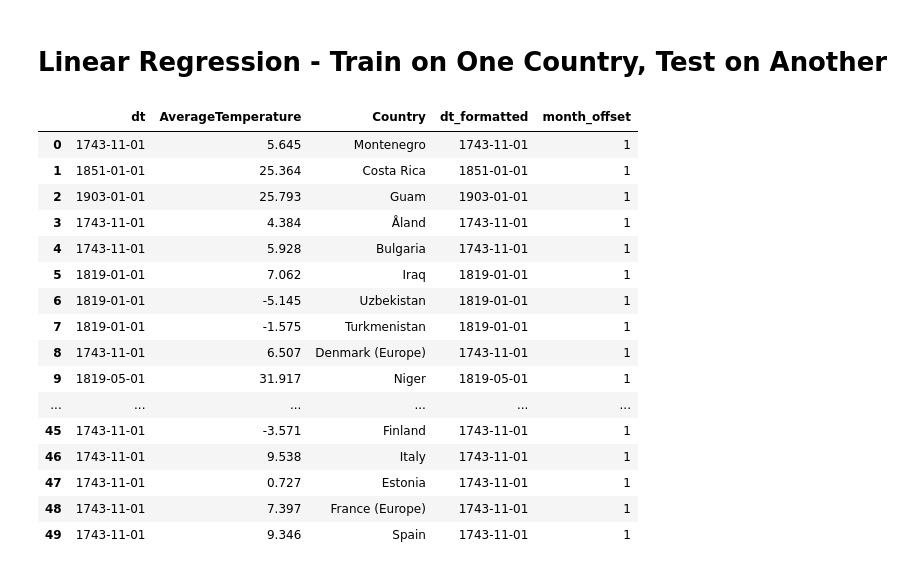
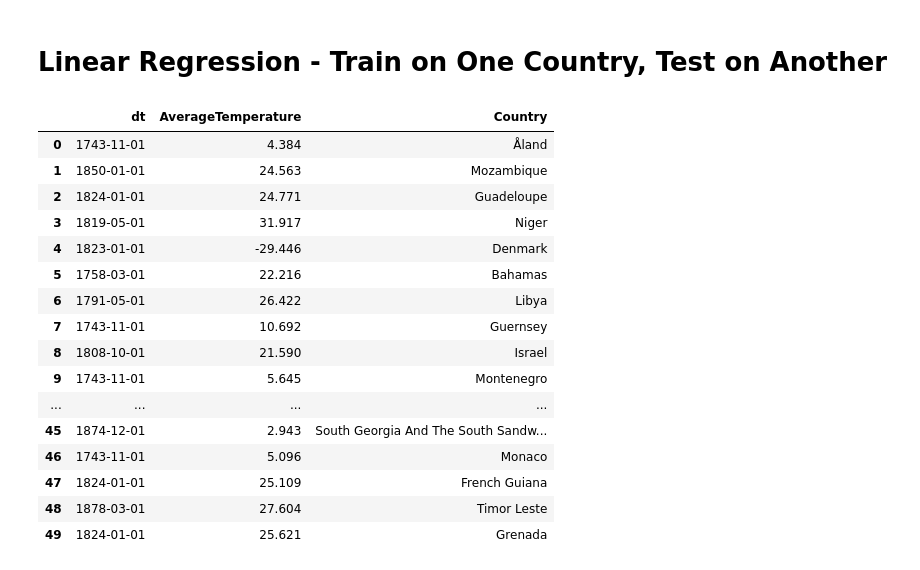
Before and after one commit to unc-ml-climate-project/ML-Climate-Project, a Jupyter notebook: models/country_temperature_models.ipynb, the cells around one changed output. Drawn from its saved outputs; the diff is of its cells as text; code cells hidden in the pictures.

```diff
--- a/models/country_temperature_models.ipynb
+++ b/models/country_temperature_models.ipynb
@@ -9,27 +8,27 @@ from sklearn.metrics import mean_absolute_error, r2_score
 # %% [markdown]
 # Linear Regression - Train on One Country, Test on Another
 # %%
-path = os.getcwd() + "/clean-data/processed_country_temperature_data.csv"
+path = os.getcwd() + "/clean_data/processed_country_temperature_data.csv"
 df = pd.read_csv(path)
 df.head(50)
 # %% [output]
-|  | dt | AverageTemperature | Country | dt_formatted | month_offset |
-| 0 | 1743-11-01 | 5.645 | Montenegro | 1743-11-01 | 1 |
-| 1 | 1851-01-01 | 25.364 | Costa Rica | 1851-01-01 | 1 |
-| 2 | 1903-01-01 | 25.793 | Guam | 1903-01-01 | 1 |
-| 3 | 1743-11-01 | 4.384 | Åland | 1743-11-01 | 1 |
-| 4 | 1743-11-01 | 5.928 | Bulgaria | 1743-11-01 | 1 |
-| 5 | 1819-01-01 | 7.062 | Iraq | 1819-01-01 | 1 |
-| 6 | 1819-01-01 | -5.145 | Uzbekistan | 1819-01-01 | 1 |
-| 7 | 1819-01-01 | -1.575 | Turkmenistan | 1819-01-01 | 1 |
-| 8 | 1743-11-01 | 6.507 | Denmark (Europe) | 1743-11-01 | 1 |
-| 9 | 1819-05-01 | 31.917 | Niger | 1819-05-01 | 1 |
-| ... | ... | ... | ... | ... | ... |
-| 45 | 1743-11-01 | -3.571 | Finland | 1743-11-01 | 1 |
-| 46 | 1743-11-01 | 9.538 | Italy | 1743-11-01 | 1 |
-| 47 | 1743-11-01 | 0.727 | Estonia | 1743-11-01 | 1 |
-| 48 | 1743-11-01 | 7.397 | France (Europe) | 1743-11-01 | 1 |
-| 49 | 1743-11-01 | 9.346 | Spain | 1743-11-01 | 1 |
+|  | dt | AverageTemperature | Country |
+| 0 | 1743-11-01 | 4.384 | Åland |
+| 1 | 1850-01-01 | 24.563 | Mozambique |
+| 2 | 1824-01-01 | 24.771 | Guadeloupe |
+| 3 | 1819-05-01 | 31.917 | Niger |
+| 4 | 1823-01-01 | -29.446 | Denmark |
+| 5 | 1758-03-01 | 22.216 | Bahamas |
+| 6 | 1791-05-01 | 26.422 | Libya |
+| 7 | 1743-11-01 | 10.692 | Guernsey |
+| 8 | 1808-10-01 | 21.590 | Israel |
+| 9 | 1743-11-01 | 5.645 | Montenegro |
+| ... | ... | ... | ... |
+| 45 | 1874-12-01 | 2.943 | South Georgia And The South Sandw... |
+| 46 | 1743-11-01 | 5.096 | Monaco |
+| 47 | 1824-01-01 | 25.109 | French Guiana |
+| 48 | 1878-03-01 | 27.604 | Timor Leste |
+| 49 | 1824-01-01 | 25.621 | Grenada |
 # %%
 def linear_coefs(X, Y):
   """
```
Also changed, not shown: parts of 5 cells of this notebook, 30 other files.
